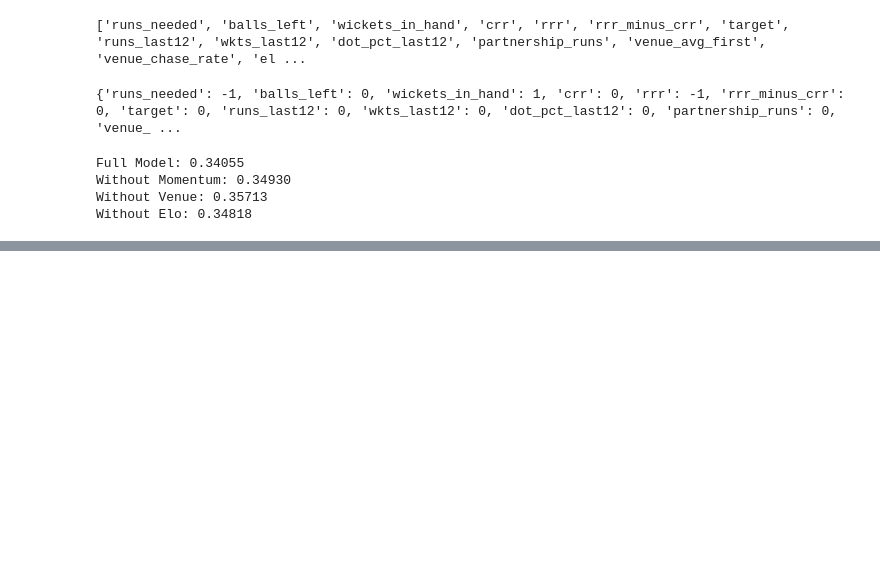
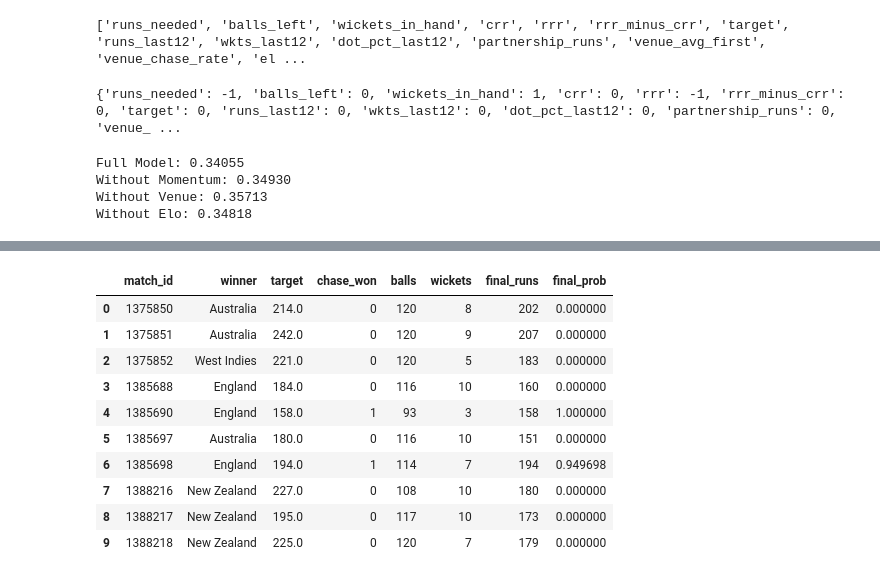
Before and after one commit to karnesh-sg/cric-win-pred, a Jupyter notebook: notebooks/01_eda.ipynb, the cells around one changed output, grey strips where cells are left out. Saved outputs shown, nothing was run; the diff lists cells and outputs as text; code cells hidden in the pictures; blank space fills up the shorter version.

```diff
--- a/notebooks/01_eda.ipynb
+++ b/notebooks/01_eda.ipynb
@@ -2147,0 +2296,28 @@ Without Elo: 0.34818
+# %%
+match_summary = (
+    plot_df.groupby("match_id")
+    .agg(
+        winner=("winner", "first"),
+        target=("target", "first"),
+        chase_won=("chase_won", "first"),
+        balls=("balls_bowled", "max"),
+        wickets=("is_wicket", "sum"),
+        final_runs=("runs", "max"),
+        final_prob=("win_prob", "last")
+    )
+    .reset_index()
+)
+
+match_summary.head(10)
+# %% [output]
+|  | match_id | winner | target | chase_won | balls | wickets | final_runs | final_prob |
+| 0 | 1375850 | Australia | 214.0 | 0 | 120 | 8 | 202 | 0.000000 |
+| 1 | 1375851 | Australia | 242.0 | 0 | 120 | 9 | 207 | 0.000000 |
+| 2 | 1375852 | West Indies | 221.0 | 0 | 120 | 5 | 183 | 0.000000 |
+| 3 | 1385688 | England | 184.0 | 0 | 116 | 10 | 160 | 0.000000 |
+| 4 | 1385690 | England | 158.0 | 1 | 93 | 3 | 158 | 1.000000 |
+| 5 | 1385697 | Australia | 180.0 | 0 | 116 | 10 | 151 | 0.000000 |
+| 6 | 1385698 | England | 194.0 | 1 | 114 | 7 | 194 | 0.949698 |
+| 7 | 1388216 | New Zealand | 227.0 | 0 | 108 | 10 | 180 | 0.000000 |
+| 8 | 1388217 | New Zealand | 195.0 | 0 | 117 | 10 | 173 | 0.000000 |
+| 9 | 1388218 | New Zealand | 225.0 | 0 | 120 | 7 | 179 | 0.000000 |
```
Also changed, not shown: parts of 15 cells of this notebook, 4 other files.
